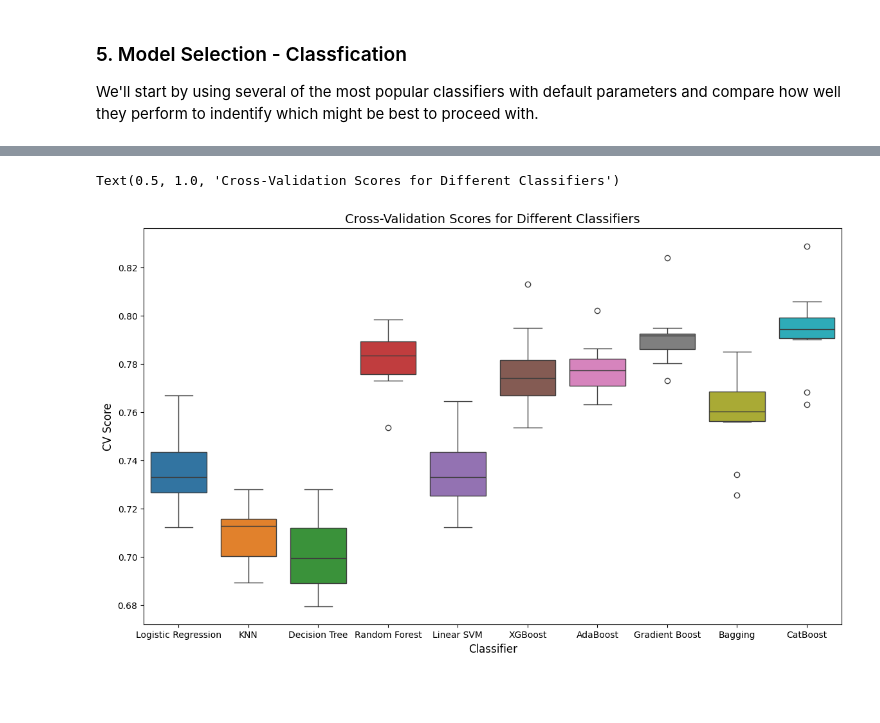
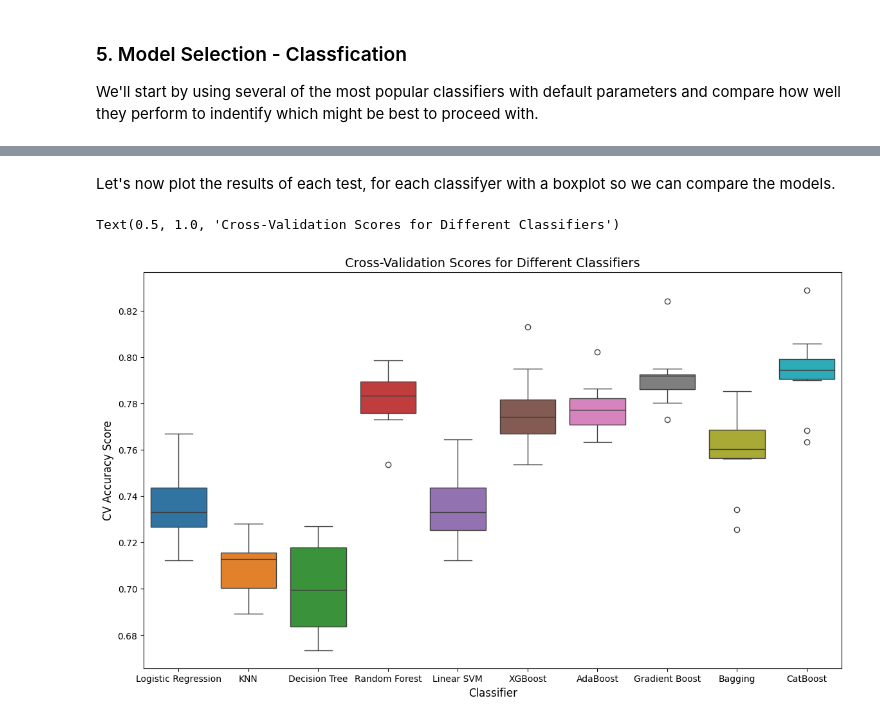
Before and after one commit to tech-ml-quant-luv/machine_learning_projects, a Jupyter notebook: Project_1_Car Insurance claim prediction/project.ipynb, the cells around one changed output, grey strips where cells are left out. Drawn from its saved outputs; the diff is of its cells as text; code cells hidden in the pictures; blank space fills up the shorter version.

```diff
--- a/Project_1_Car Insurance claim prediction/project.ipynb
+++ b/Project_1_Car Insurance claim prediction/project.ipynb
@@ -708,10 +681,14 @@ cv_scores_df
+# %% [markdown]
+Let's now plot the results of each test, for each classifyer with a boxplot so we can compare the models.
 # %%
-fig, ax = plt.subplots(figsize=(14,8))
+# Plot scores
+fig, ax = plt.subplots(figsize=(14, 8))
+sns.boxplot(cv_scores_df)
 
-sns.boxplot(cv_scores_df)
-ax.set_xlabel("Classifier", fontsize=12)
-ax.set_ylabel("CV Score", fontsize=12)
-ax.set_title("Cross-Validation Scores for Different Classifiers", fontsize=14)
+# Add axis labels
+ax.set_xlabel('Classifier', fontsize=12)
+ax.set_ylabel('CV Accuracy Score', fontsize=12)
+ax.set_title('Cross-Validation Scores for Different Classifiers', fontsize=14)
 # %% [output]
 Text(0.5, 1.0, 'Cross-Validation Scores for Different Classifiers')
-[figure, old version]
+[figure, new version]
```
Also changed, not shown: parts of 39 cells of this notebook, 7 other files.
